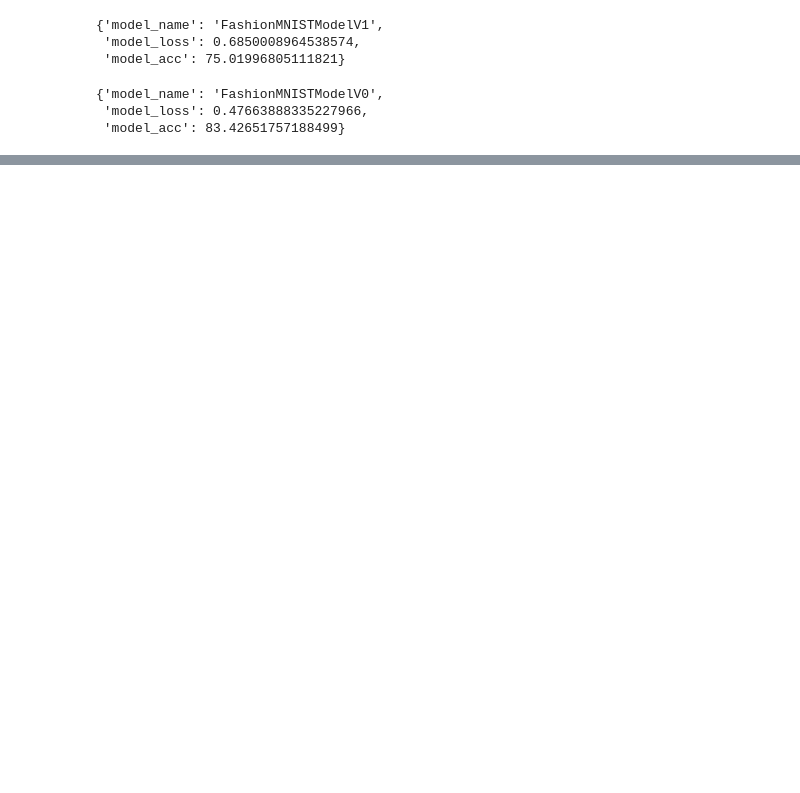
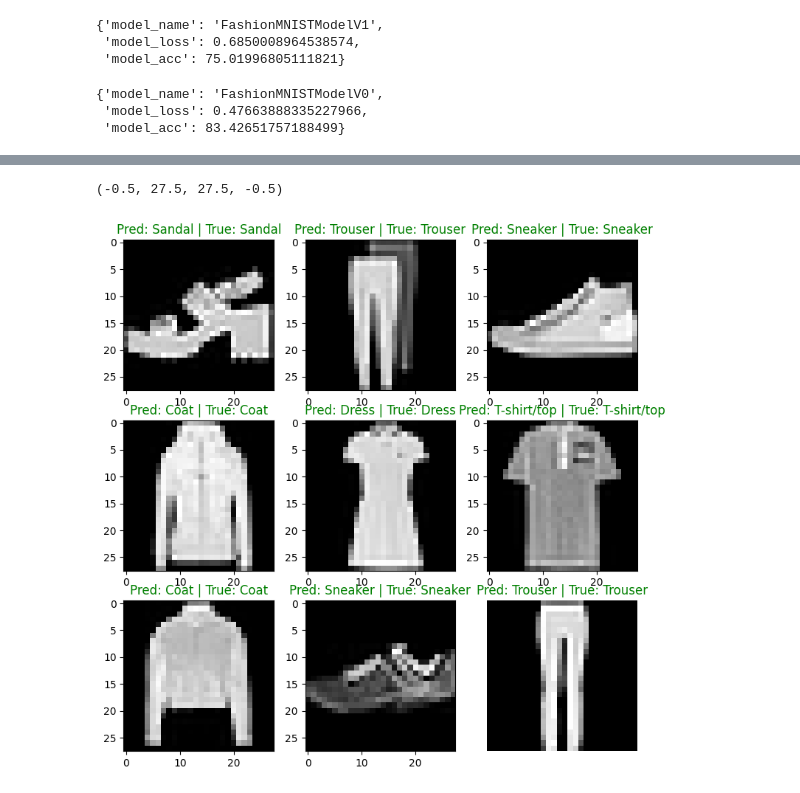
Before and after one commit to sush0677/pytorch_coding, a Jupyter notebook: computervision.ipynb, the cells around one changed output, grey strips where cells are left out. Cells and saved outputs as stored; diff of their text form; code cells hidden in the pictures; blank space fills up the shorter version.

```diff
--- a/computervision.ipynb
+++ b/computervision.ipynb
@@ -593,0 +810,20 @@ FashionMNISTModelV2(
+# %%
+plt.figure(figsize=(9, 9))
+nrows = 3
+ncols = 3
+for i, image in enumerate(test_samples):
+  plt.subplot(nrows, ncols, i+1)
+  plt.imshow(image.squeeze(), cmap="gray")
+
+  pred_label = class_names[pred_labels[i]]
+  true_label = class_names[test_labels[i]]
+
+  plt.title(f"Pred: {pred_label} | True: {true_label}")
+  if pred_label == true_label:
+    plt.title(f"Pred: {pred_label} | True: {true_label}", color="green")
+  else:
+    plt.title(f"Pred: {pred_label} | True: {true_label}", color="red")
+plt.axis(False)
+# %% [output]
+(-0.5, 27.5, 27.5, -0.5)
+[figure, added]
```
Also changed, not shown: parts of 19 cells of this notebook.
